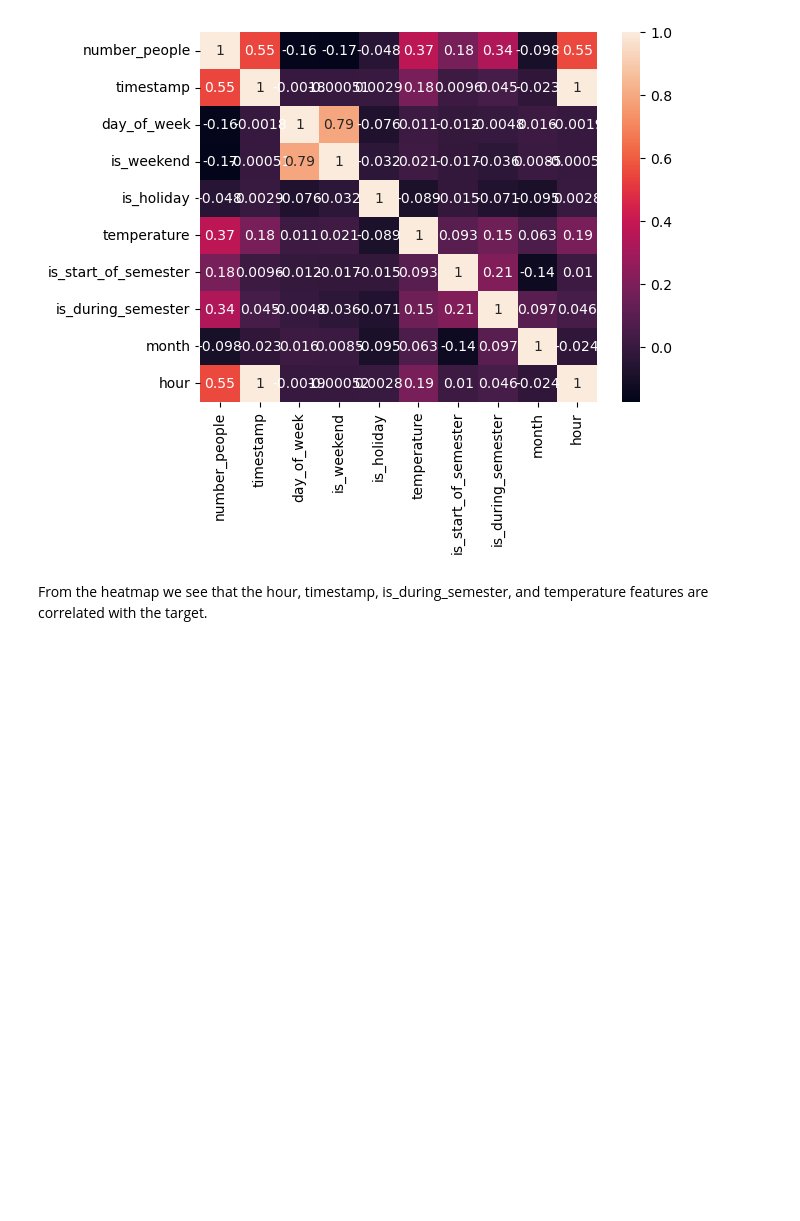
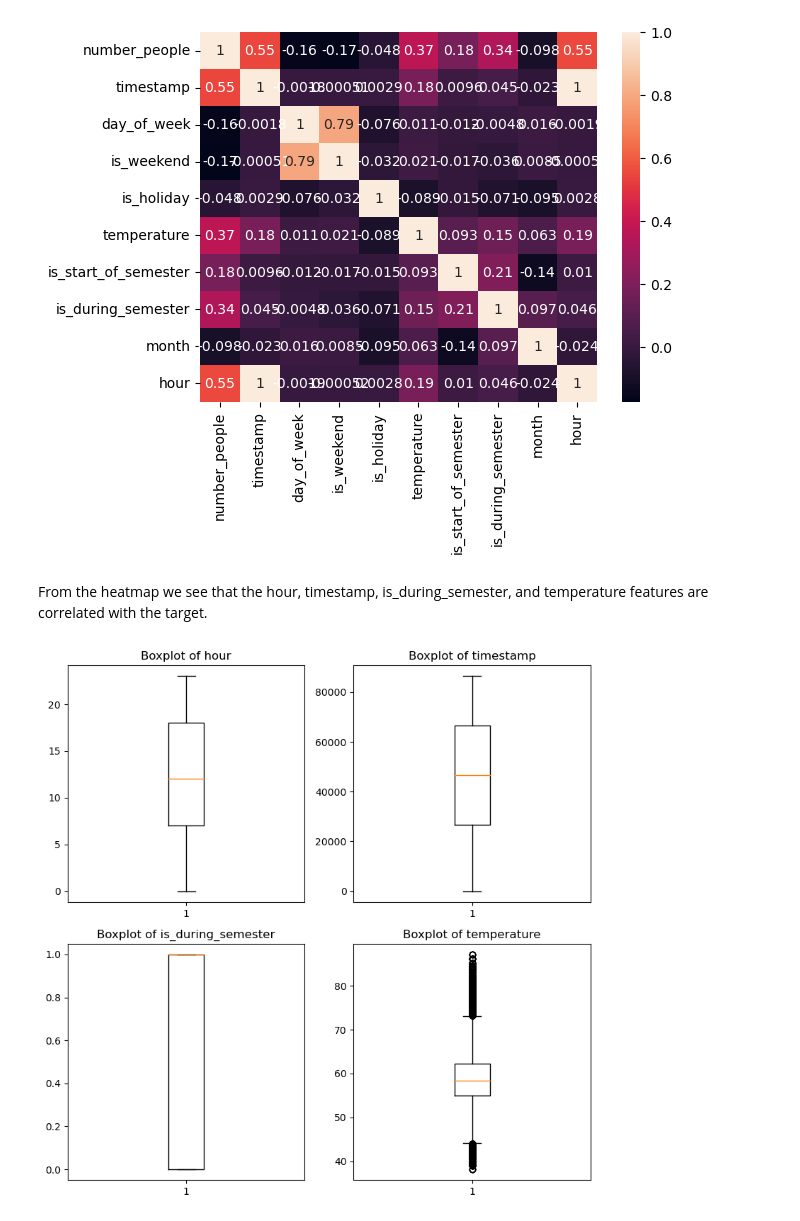
Before and after one commit to ShoshiFinkel/IntegralyticCourse, a Jupyter notebook: data_science/SFinkel_SGD_GP.ipynb, the cells around one changed output. Cells and saved outputs as stored; diff of their text form; code cells hidden in the pictures; blank space fills up the shorter version.

```diff
--- a/data_science/SFinkel_SGD_GP.ipynb
+++ b/data_science/SFinkel_SGD_GP.ipynb
@@ -88,3 +92,29 @@ sns.heatmap(correlation, annot=True)
 [figure]
 # %% [markdown]
 From the heatmap we see that the hour, timestamp, is_during_semester, and temperature features are correlated with the target.
+# %%
+# save the correlated columns.
+corr_data = data[['number_people', 'hour', 'timestamp', 'is_during_semester', 'temperature']]
+# %%
+# Plot a boxplot for each correlated column.
+num_plots = len(corr_data.columns)
+num_rows = 2
+num_cols = 2
+fig, axes = plt.subplots(nrows=num_rows, ncols=num_cols, figsize=(4*num_cols, 4*num_rows))
+
+for i, col in enumerate(corr_data.columns[1:]):
+    row = i // num_cols
+    column = i % num_cols
+
+    if num_rows > 1:
+        ax = axes[row, column]
+    else:
+        ax = axes[column]
+
+    ax.boxplot(corr_data[col])
+    ax.set_title(f'Boxplot of {col}')
+
+plt.tight_layout()
+plt.show()
+# %% [output]
+[figure, added]
```
Also changed, not shown: parts of 16 cells of this notebook.
